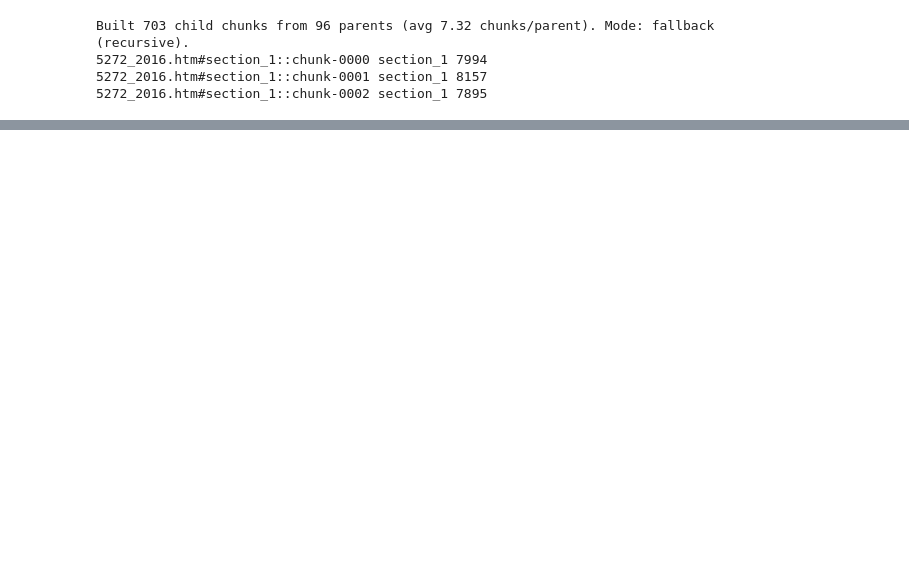
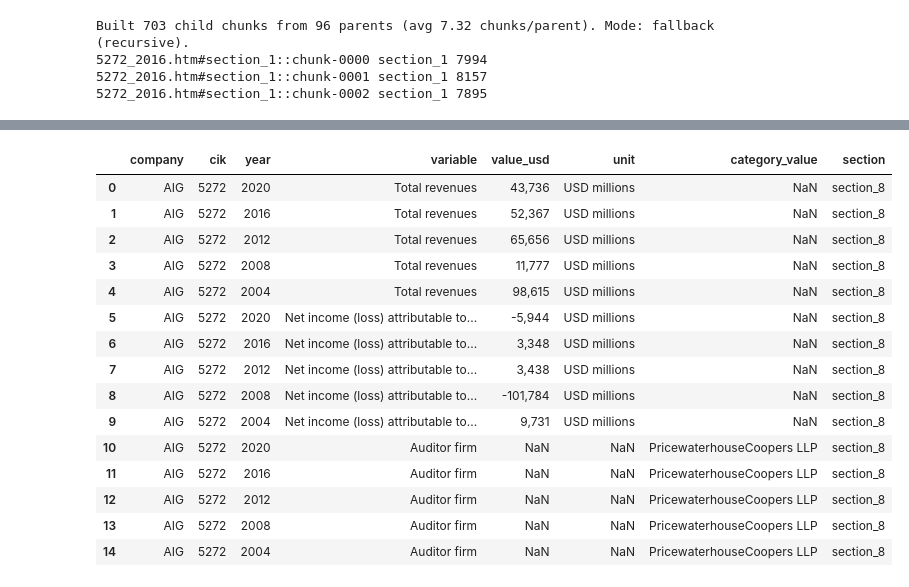
Before and after one commit to anant1203/aig_sec_assessment, a Jupyter notebook: hybrid_search.ipynb, the cells around one changed output, grey strips where cells are left out. Saved outputs shown, nothing was run; the diff lists cells and outputs as text; code cells hidden in the pictures; blank space fills up the shorter version.

```diff
--- a/hybrid_search.ipynb
+++ b/hybrid_search.ipynb
@@ -788,2 +713,20 @@ df_final
 # %%
-df_ground_truth = pd.read_csv("GroundTruthData.csv")
+df_ground_truth = pd.read_csv("GroundTruthData_v1.csv")
+df_ground_truth
+# %% [output]
+|  | company | cik | year | variable | value_usd | unit | category_value | section |
+| 0 | AIG | 5272 | 2020 | Total revenues | 43,736 | USD millions | NaN | section_8 |
+| 1 | AIG | 5272 | 2016 | Total revenues | 52,367 | USD millions | NaN | section_8 |
+| 2 | AIG | 5272 | 2012 | Total revenues | 65,656 | USD millions | NaN | section_8 |
+| 3 | AIG | 5272 | 2008 | Total revenues | 11,777 | USD millions | NaN | section_8 |
+| 4 | AIG | 5272 | 2004 | Total revenues | 98,615 | USD millions | NaN | section_8 |
+| 5 | AIG | 5272 | 2020 | Net income (loss) attributable to... | -5,944 | USD millions | NaN | section_8 |
+| 6 | AIG | 5272 | 2016 | Net income (loss) attributable to... | 3,348 | USD millions | NaN | section_8 |
+| 7 | AIG | 5272 | 2012 | Net income (loss) attributable to... | 3,438 | USD millions | NaN | section_8 |
+| 8 | AIG | 5272 | 2008 | Net income (loss) attributable to... | -101,784 | USD millions | NaN | section_8 |
+| 9 | AIG | 5272 | 2004 | Net income (loss) attributable to... | 9,731 | USD millions | NaN | section_8 |
+| 10 | AIG | 5272 | 2020 | Auditor firm | NaN | NaN | PricewaterhouseCoopers LLP | section_8 |
+| 11 | AIG | 5272 | 2016 | Auditor firm | NaN | NaN | PricewaterhouseCoopers LLP | section_8 |
+| 12 | AIG | 5272 | 2012 | Auditor firm | NaN | NaN | PricewaterhouseCoopers LLP | section_8 |
+| 13 | AIG | 5272 | 2008 | Auditor firm | NaN | NaN | PricewaterhouseCoopers LLP | section_8 |
+| 14 | AIG | 5272 | 2004 | Auditor firm | NaN | NaN | PricewaterhouseCoopers LLP | section_8 |
```
Also changed, not shown: parts of 42 cells of this notebook, 5 other files.
